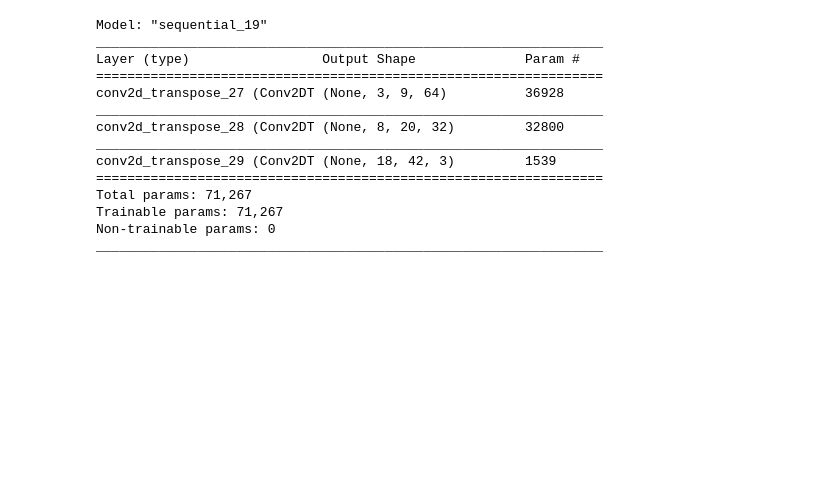
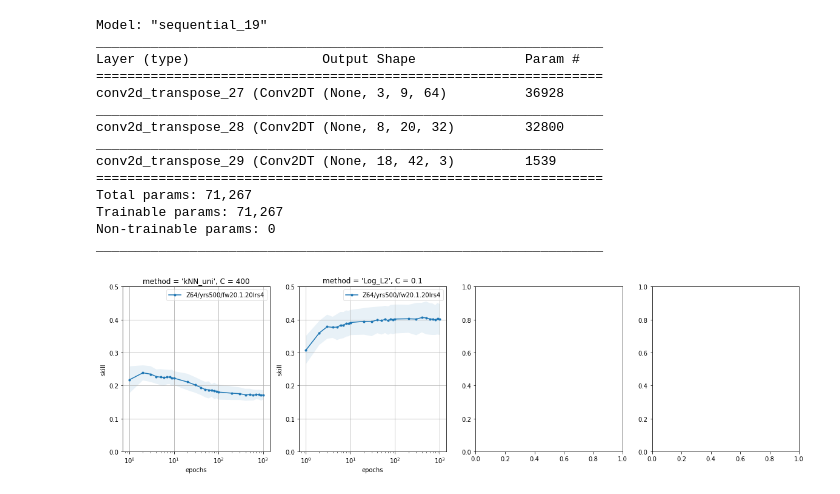
Before and after one commit to georgemilosh/Climate-Learning, a Jupyter notebook: VAE/score.ipynb, the cells around one changed output. Cells and saved outputs as stored; diff of their text form; code cells hidden in the pictures; blank space fills up the shorter version.

```diff
--- a/VAE/score.ipynb
+++ b/VAE/score.ipynb
@@ -378,3 +378,39 @@ Total params: 71,267
 Trainable params: 71,267
 Non-trainable params: 0
 _________________________________________________________________
+# %%
+import pandas as pd
+import numpy as np
+import matplotlib.pyplot as plt
+import matplotlib.gridspec as gridspec
+import os
+runs = {'Z64/yrs500/fw20.1.20lrs4' : './noxmodels/filterFrance/Z64/yrs500/fw20.1.20lrs4/'
+}
+fig = plt.figure()
+fig.set_size_inches(20, 5)
+fig.suptitle('')
+
+axs = fig.subplots(nrows=1, ncols=4)
+tau=0
+for i, (C, method) in enumerate(zip([400,0.1],['kNN_uni', 'Log_L2'])):
+    ax1 = axs[i]
+    for name, folder in runs.items():
+        score = pd.read_csv(f'{folder}score_tau{tau}.csv')
+        if method in  score.method.values:
+            meanskillvsckpt = score.groupby(['checkpoint', 'C','method']).mean().loc[(slice(None), C, method), 'skill'].droplevel(level=(1,2)) # The last command gets rid of C and method in the output
+            stdskillvsckpt = score.groupby(['checkpoint', 'C','method']).std().loc[(slice(None), C, method), 'skill'].droplevel(level=(1,2))
+            maxiter=100
+            ax1.fill_between(meanskillvsckpt.index[:maxiter],meanskillvsckpt.values[:maxiter]-stdskillvsckpt.values[:maxiter],meanskillvsckpt.values[:maxiter]+stdskillvsckpt.values[:maxiter],alpha=0.1)
+            ax1.plot(meanskillvsckpt.index[:maxiter],meanskillvsckpt.values[:maxiter],label=name, marker='.')
+        else:
+            ax1.plot(np.arange(0,2),np.inf*np.arange(0,2),label=name, marker='x')
+    ax1.set_xlabel('epochs')
+    ax1.set_ylabel('skill')
+    ax1.set_ylim([0,0.5])
+    ax1.set_xscale("log")
+    ax1.set_title(f"{method = }, {C = }")
+    ax1.legend(loc='best', fancybox=True, framealpha=0.5)
+    ax1.grid(True)
+    fig.savefig('./Images/class_epochs.png',dpi=200)
+# %% [output]
+[figure, added]
```
